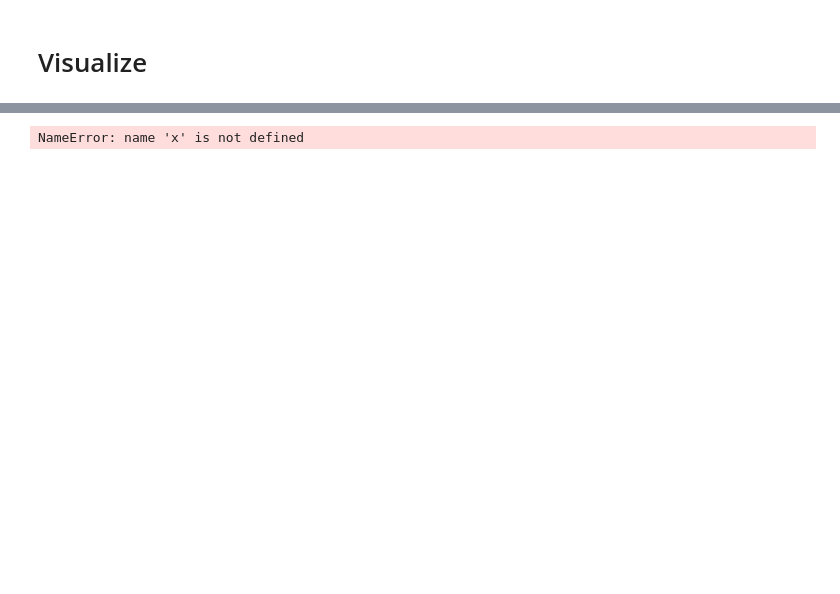
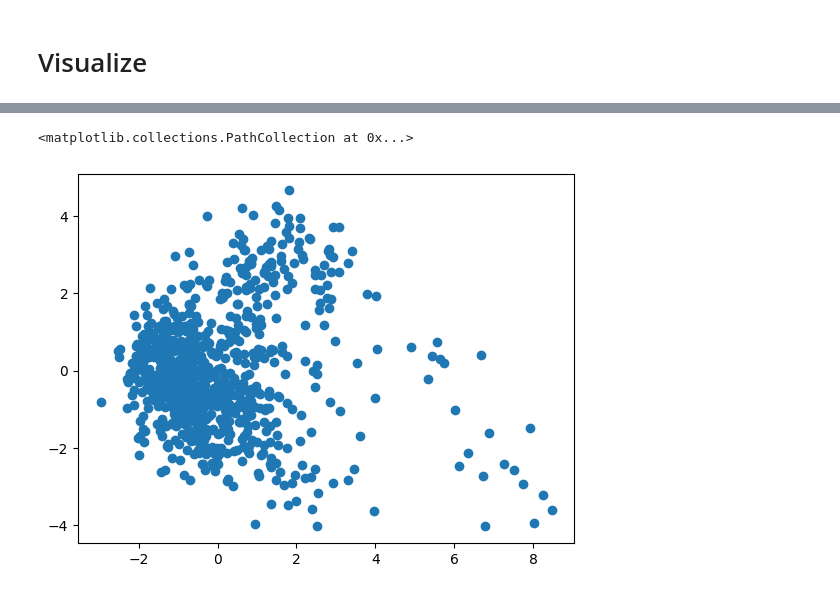
Before and after one commit to piluguji/Spotify-Playlist-Sorter, a Jupyter notebook: data_preprocess.ipynb, the cells around one changed output, grey strips where cells are left out. Drawn from its saved outputs; the diff is of its cells as text; code cells hidden in the pictures; blank space fills up the shorter version.

```diff
--- a/data_preprocess.ipynb
+++ b/data_preprocess.ipynb
@@ -154,0 +182,8 @@ Carnage
+# %%
+df['Rap Genre'] = df['Artist Genres'].apply(lambda x: 1 if re.search('|'.join(['drill', 'rap', 'hip hop']), ' '.join(x)) else 0)
+df['Pop Genre'] = df['Artist Genres'].apply(lambda x: 1 if re.search('|'.join(['pop', 'dance', 'broadway', 'reggae fusion']), ' '.join(x)) else 0)
+df['Rock Genre'] = df['Artist Genres'].apply(lambda x: 1 if re.search('|'.join(['rock', 'metalcore']), ' '.join(x)) else 0)
+df['R&B Genre'] = df['Artist Genres'].apply(lambda x: 1 if re.search('|'.join(['r&b', 'blues', 'rhythm', 'dixieland', 'harlem']), ' '.join(x)) else 0)
+df['Bollywood Genre'] = df['Artist Genres'].apply(lambda x: 1 if re.search('|'.join(['filmi', 'bollywood', 'indian', 'mollywood']), ' '.join(x)) else 0)
+df['EDM Genre'] = df['Artist Genres'].apply(lambda x: 1 if re.search('|'.join(['edm', 'electro', 'nordic house', 'speedrun', 'gaming edm', 'dubstep', 'brostep']), ' '.join(x)) else 0)
+df['Soundtrack Genre'] = df['Artist Genres'].apply(lambda x: 1 if re.search('|'.join(['orchestra', 'soundtrack', 'movie', 'hollywood', 'anime lo-fi']), ' '.join(x)) else 0)
@@ -157,6 +213,20 @@ Carnage
+# %%
+from sklearn.preprocessing import StandardScaler
+x = df.iloc[:, 3:].drop("Playlist URIs", axis=1).values
+x = StandardScaler().fit_transform(x) # normalizing the features
 # %%
 from sklearn.decomposition import PCA
-pca_song = PCA(n_components=3)
+pca_song = PCA(n_components=2)
 principalComponents_songs = pca_song.fit_transform(x)
-# %% [output]
-NameError: name 'x' is not defined
+# %%
+principal_song_df = pd.DataFrame(data = principalComponents_songs)
+
+targets = ['Benign', 'Malignant']
+colors = ['r', 'g']
+for target, color in zip(targets,colors):
+    indicesToKeep = breast_dataset['label'] == target
+    plt.scatter(principal_breast_Df.loc[indicesToKeep, 'principal component 1']
+               , principal_breast_Df.loc[indicesToKeep, 'principal component 2'], c = color, s = 50)
+# %% [output]
+<matplotlib.collections.PathCollection at 0x...>
+[figure, added]
```
Also changed, not shown: parts of 10 cells of this notebook.
